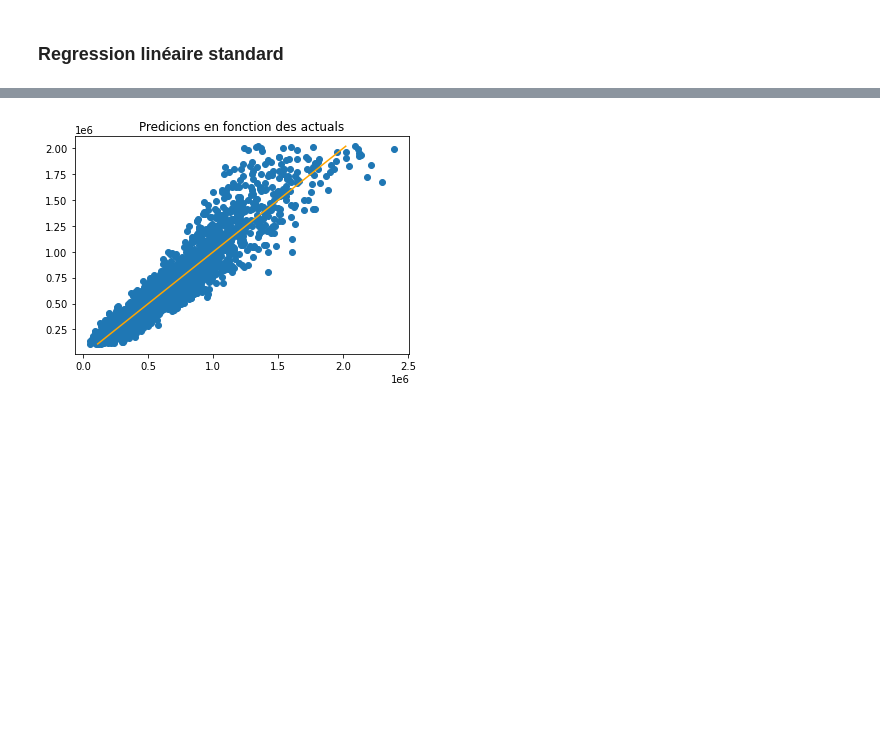
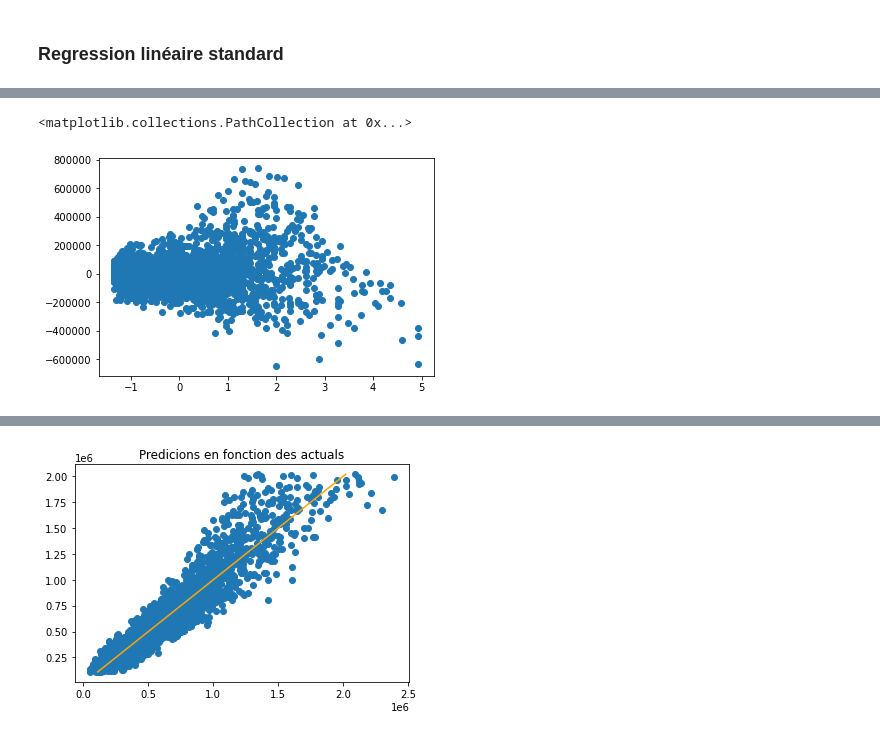
Before and after one commit to avr21continudsimmo/projet_immo, a Jupyter notebook: Modélisation Regression/Paris/modelisation_regression_Paris.ipynb, the cells around one changed output, grey strips where cells are left out. Cells and saved outputs as stored; diff of their text form; code cells hidden in the pictures; blank space fills up the shorter version.

```diff
--- a/Modélisation Regression/Paris/modelisation_regression_Paris.ipynb
+++ b/Modélisation Regression/Paris/modelisation_regression_Paris.ipynb
@@ -203,0 +231,5 @@ MAE test :  80691.73712824391
+# %%
+plt.scatter(test2["Surface reelle bati"],test2.error)
+# %% [output]
+<matplotlib.collections.PathCollection at 0x...>
+[figure, added]
```
Also changed, not shown: parts of 14 cells of this notebook, 8 other files.
